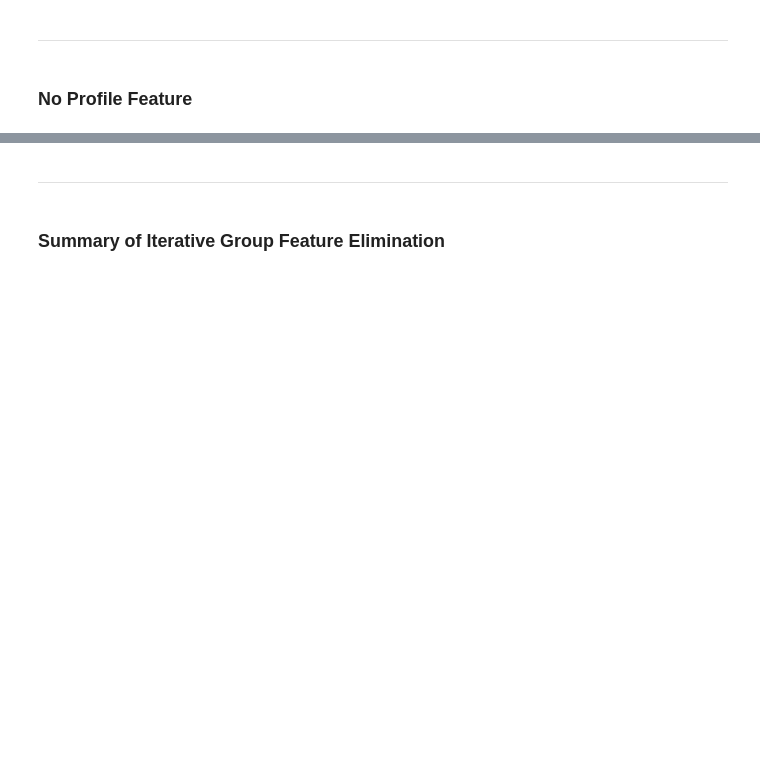
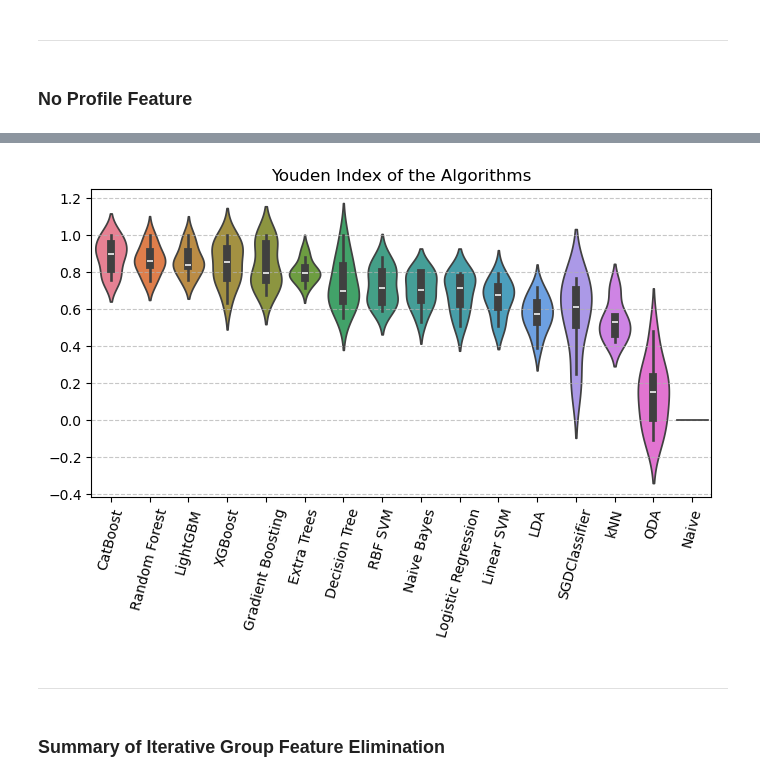
Before and after one commit to acbriza/dpn2026, a Jupyter notebook: module/dpn_binary_tony.ipynb, the cells around one changed output, grey strips where cells are left out. Saved outputs shown, nothing was run; the diff lists cells and outputs as text; code cells hidden in the pictures; blank space fills up the shorter version.

```diff
--- a/module/dpn_binary_tony.ipynb
+++ b/module/dpn_binary_tony.ipynb
@@ -403,4 +473,0 @@ joblib.dump(youden_scores, r"outputs\youden_scores.pkl")
-# %%
-# Verify saved results
-loaded_model_metrics = joblib.load(r"outputs\model_metrics.pkl")
-calculate_youden_mean(loaded_model_metrics['all'])
@@ -425,3 +473,0 @@ calculate_youden_mean(loaded_model_metrics['all'])
-# %%
-loaded_youden_scores = joblib.load(r"outputs\youden_scores.pkl")
-plot_youden_scores(loaded_youden_scores['all'])
@@ -558,0 +912,4 @@ joblib.dump(dfnprof_results, r"outputs\noPROF_features\model_results-2026-01-07.
+# %%
+# Verify saved results
+loaded_model_metrics = joblib.load(metrics_savedir / "model_metrics.pkl")
+calculate_metric_statistics(loaded_model_metrics['all'])
@@ -558,0 +934,3 @@ joblib.dump(dfnprof_results, r"outputs\noPROF_features\model_results-2026-01-07.
+# %%
+loaded_metric_stats = joblib.load(metrics_savedir / "metrics_stats.pkl")
+loaded_metric_stats['all']['std']
@@ -559,3 +955,8 @@ joblib.dump(dfnprof_results, r"outputs\noPROF_features\model_results-2026-01-07.
+# %%
+loaded_youden_scores = joblib.load(metrics_savedir / "youden_scores.pkl")
+plot_youden_scores(loaded_youden_scores, 'all', 'Youden Index of the Algorithms', save_figure=False)
+# %% [output]
+[figure, added]
 # %% [markdown]
  -----
 # %% [markdown]
```
Also changed, not shown: parts of 70 cells of this notebook.
